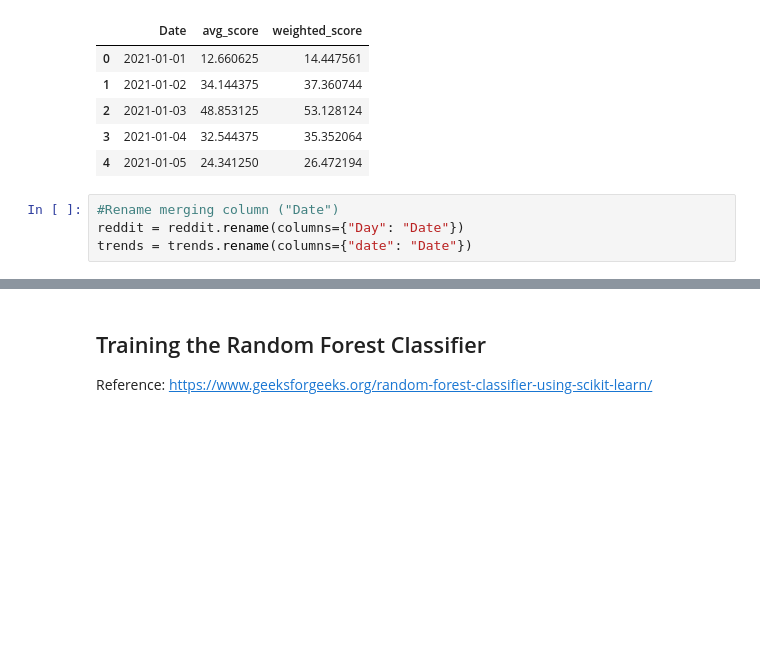
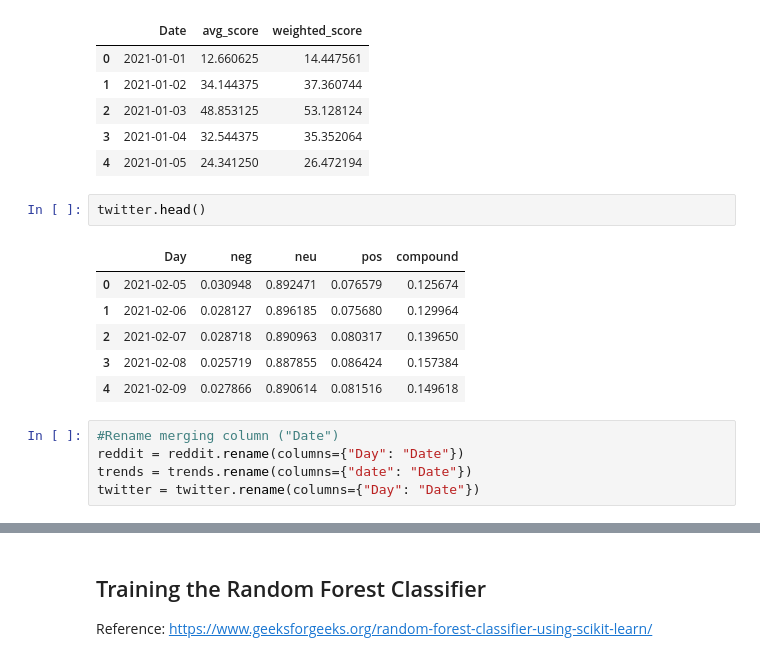
Before and after one commit to aashka-trivedi/cryptocurrency-and-public-sentiment, a Jupyter notebook: code/modelling/BitcoinPriceModel.ipynb, the cells around one changed output, grey strips where cells are left out. Drawn from its saved outputs; the diff is of its cells as text; blank space fills up the shorter version.

```diff
--- a/code/modelling/BitcoinPriceModel.ipynb
+++ b/code/modelling/BitcoinPriceModel.ipynb
@@ -46,10 +46,20 @@ trends.head()
 | 2 | 2021-01-03 | 48.853125 | 53.128124 |
 | 3 | 2021-01-04 | 32.544375 | 35.352064 |
 | 4 | 2021-01-05 | 24.341250 | 26.472194 |
+# %%
+twitter.head()
+# %% [output]
+|  | Day | neg | neu | pos | compound |
+| 0 | 2021-02-05 | 0.030948 | 0.892471 | 0.076579 | 0.125674 |
+| 1 | 2021-02-06 | 0.028127 | 0.896185 | 0.075680 | 0.129964 |
+| 2 | 2021-02-07 | 0.028718 | 0.890963 | 0.080317 | 0.139650 |
+| 3 | 2021-02-08 | 0.025719 | 0.887855 | 0.086424 | 0.157384 |
+| 4 | 2021-02-09 | 0.027866 | 0.890614 | 0.081516 | 0.149618 |
 # %%
 #Rename merging column ("Date")
 reddit = reddit.rename(columns={"Day": "Date"})
 trends = trends.rename(columns={"date": "Date"})
+twitter = twitter.rename(columns={"Day": "Date"})
 # %%
 #Combine Data into dataframe
 
```
Also changed, not shown: parts of 14 cells of this notebook, 2 other files.
